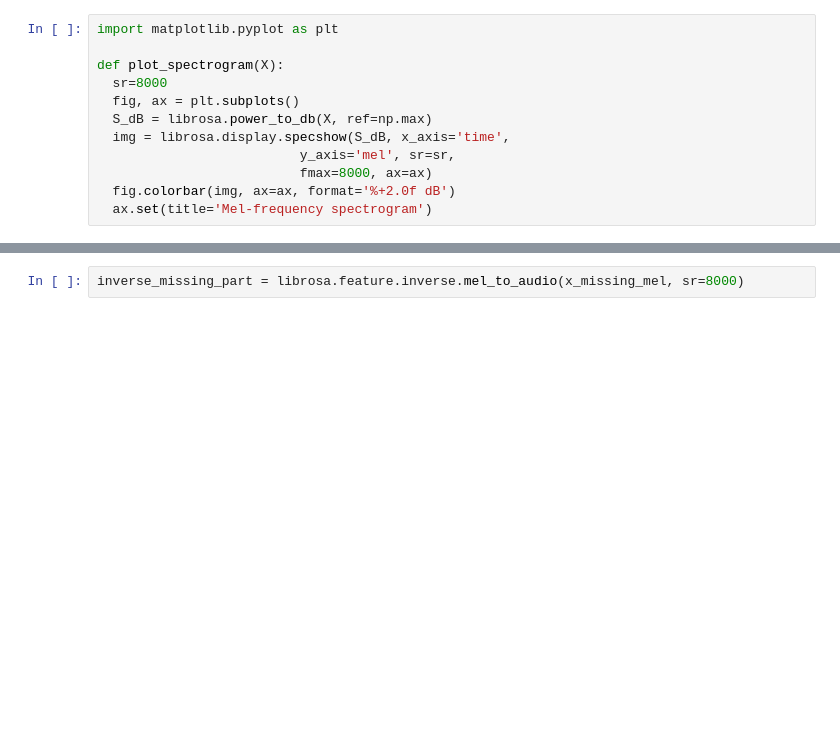
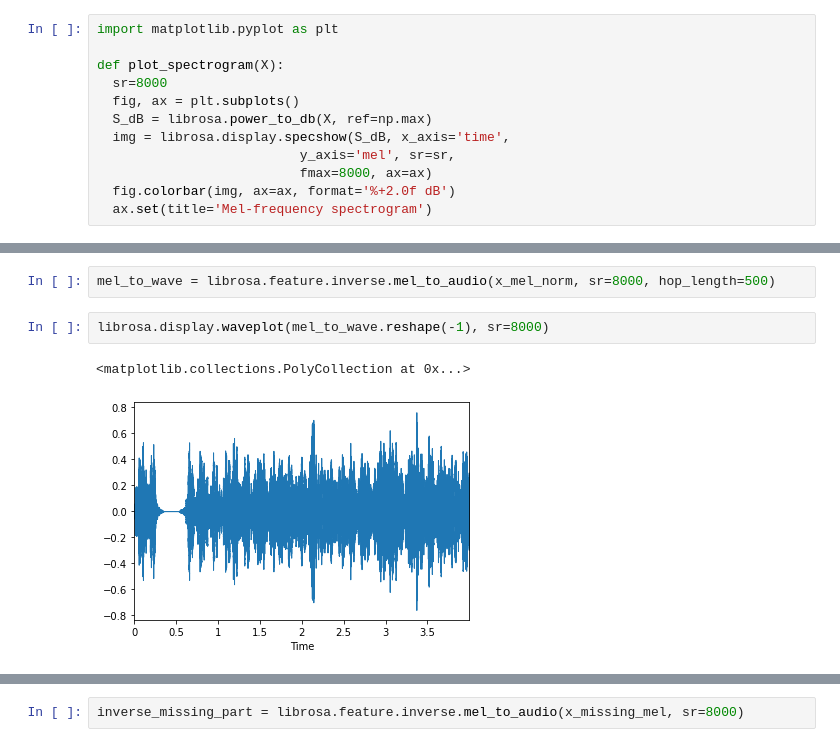
Before and after one commit to LIMUNIMI/TM-Pedretti_Davide-Sound_classification_in_the_presence_of_missing_samples, a Jupyter notebook: Spectrogram_reconstruction.ipynb, the cells around one changed output, grey strips where cells are left out. Saved outputs shown, nothing was run; the diff lists cells and outputs as text; blank space fills up the shorter version.

```diff
--- a/Spectrogram_reconstruction.ipynb
+++ b/Spectrogram_reconstruction.ipynb
@@ -88,3 +143,10 @@ x_recon[:, 0:16]=x_missing_mel
+# %%
+mel_to_wave = librosa.feature.inverse.mel_to_audio(x_mel_norm, sr=8000, hop_length=500)
+# %%
+librosa.display.waveplot(mel_to_wave.reshape(-1), sr=8000)
+# %% [output]
+<matplotlib.collections.PolyCollection at 0x...>
+[figure, added]
 # %%
 plot_spectrogram(x_mel) # mel spectrogram
 plot_spectrogram(x_corr_mel) # mel spectrogram corrotto
```
Also changed, not shown: parts of 48 cells of this notebook.
